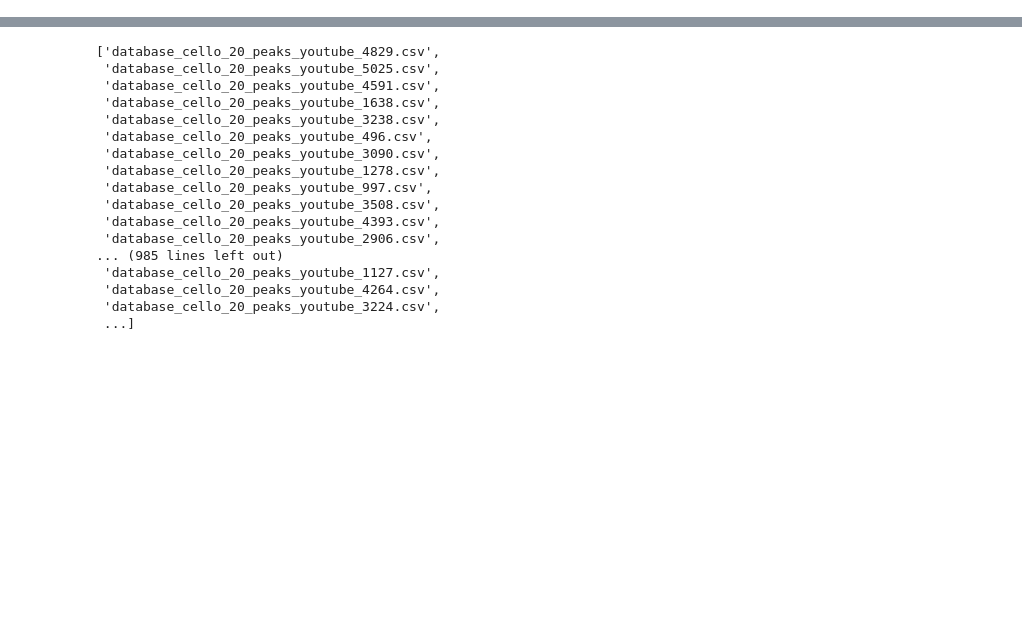
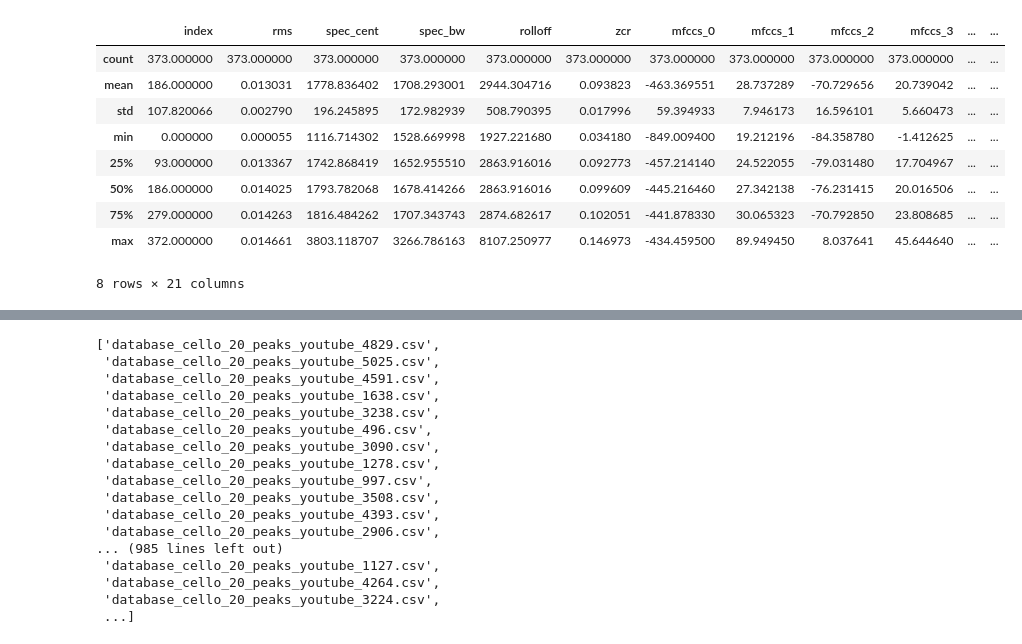
Before and after one commit to Ahnlied/song_similarity, a Jupyter notebook: instrument_identification/audio_frequencies.ipynb, the cells around one changed output, grey strips where cells are left out. Cells and saved outputs as stored; diff of their text form; code cells hidden in the pictures; blank space fills up the shorter version.

```diff
--- a/instrument_identification/audio_frequencies.ipynb
+++ b/instrument_identification/audio_frequencies.ipynb
@@ -39,0 +168,13 @@ for pp in range(1,2):
+# %%
+df_sax_new
+# %% [output]
+|  | index | rms | spec_cent | spec_bw | rolloff | zcr | mfccs_0 | mfccs_1 | mfccs_2 | mfccs_3 | ... | ... |
+| count | 373.000000 | 373.000000 | 373.000000 | 373.000000 | 373.000000 | 373.000000 | 373.000000 | 373.000000 | 373.000000 | 373.000000 | ... | ... |
+| mean | 186.000000 | 0.013031 | 1778.836402 | 1708.293001 | 2944.304716 | 0.093823 | -463.369551 | 28.737289 | -70.729656 | 20.739042 | ... | ... |
+| std | 107.820066 | 0.002790 | 196.245895 | 172.982939 | 508.790395 | 0.017996 | 59.394933 | 7.946173 | 16.596101 | 5.660473 | ... | ... |
+| min | 0.000000 | 0.000055 | 1116.714302 | 1528.669998 | 1927.221680 | 0.034180 | -849.009400 | 19.212196 | -84.358780 | -1.412625 | ... | ... |
+| 25% | 93.000000 | 0.013367 | 1742.868419 | 1652.955510 | 2863.916016 | 0.092773 | -457.214140 | 24.522055 | -79.031480 | 17.704967 | ... | ... |
+| 50% | 186.000000 | 0.014025 | 1793.782068 | 1678.414266 | 2863.916016 | 0.099609 | -445.216460 | 27.342138 | -76.231415 | 20.016506 | ... | ... |
+| 75% | 279.000000 | 0.014263 | 1816.484262 | 1707.343743 | 2874.682617 | 0.102051 | -441.878330 | 30.065323 | -70.792850 | 23.808685 | ... | ... |
+| max | 372.000000 | 0.014661 | 3803.118707 | 3266.786163 | 8107.250977 | 0.146973 | -434.459500 | 89.949450 | 8.037641 | 45.644640 | ... | ... |
+8 rows × 21 columns
```
Also changed, not shown: parts of 14 cells of this notebook, 14 other files.
